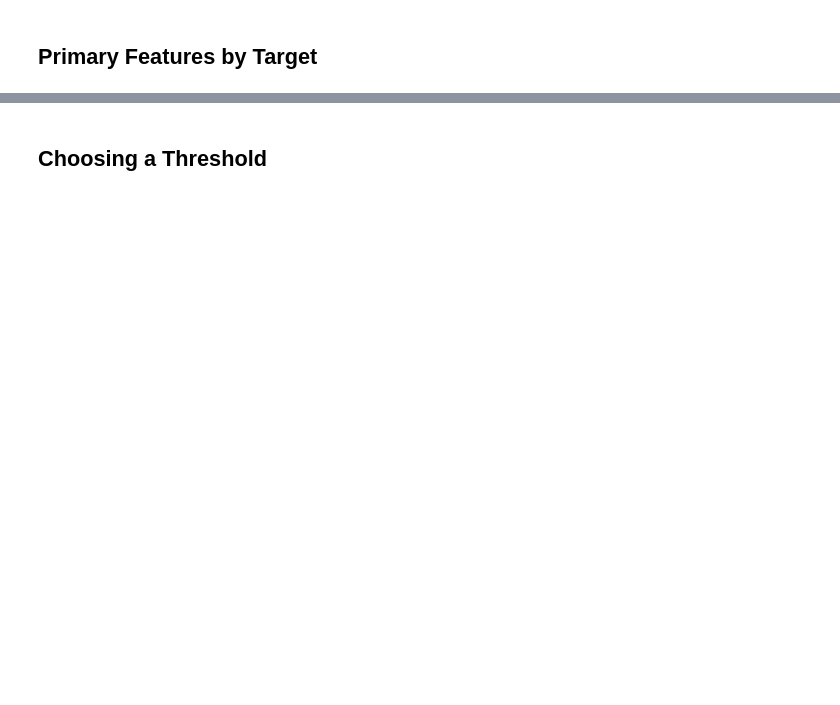
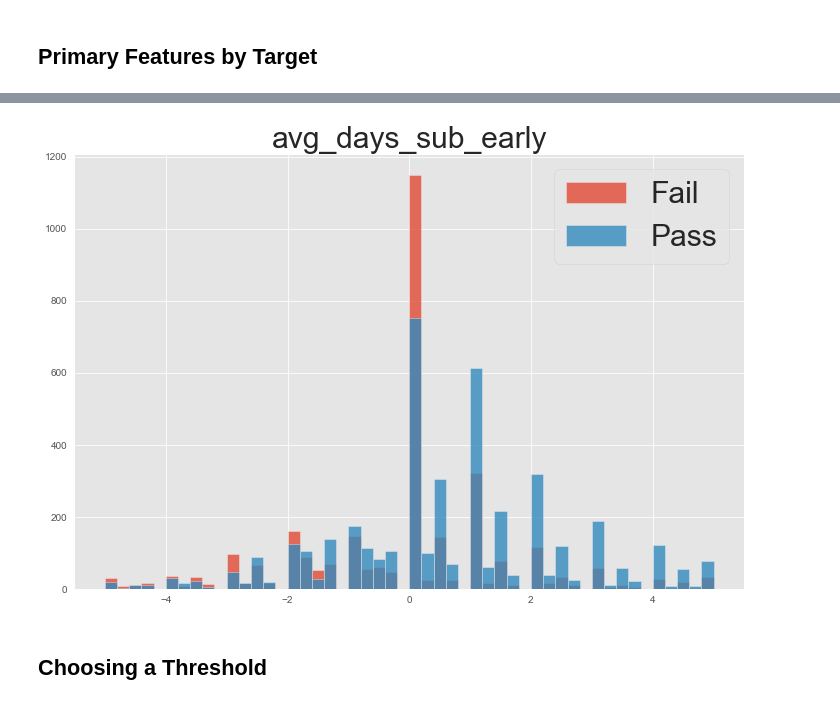
Before and after one commit to jeremymiller00/Predicting-Success-in-Online-Education, a Jupyter notebook: models/random_forest_completion_first_quarter.ipynb, the cells around one changed output, grey strips where cells are left out. Saved outputs shown, nothing was run; the diff lists cells and outputs as text; code cells hidden in the pictures; blank space fills up the shorter version.

```diff
--- a/models/random_forest_completion_first_quarter.ipynb
+++ b/models/random_forest_completion_first_quarter.ipynb
@@ -242,3 +230,7 @@ neg = np.where(y_test == False)
+# %%
+plot_target_hist('avg_days_sub_early', (-5,5))
+# %% [output]
+[figure, added]
 # %% [markdown]
 ## Choosing a Threshold
 # %%
```
Also changed, not shown: parts of 14 cells of this notebook.
